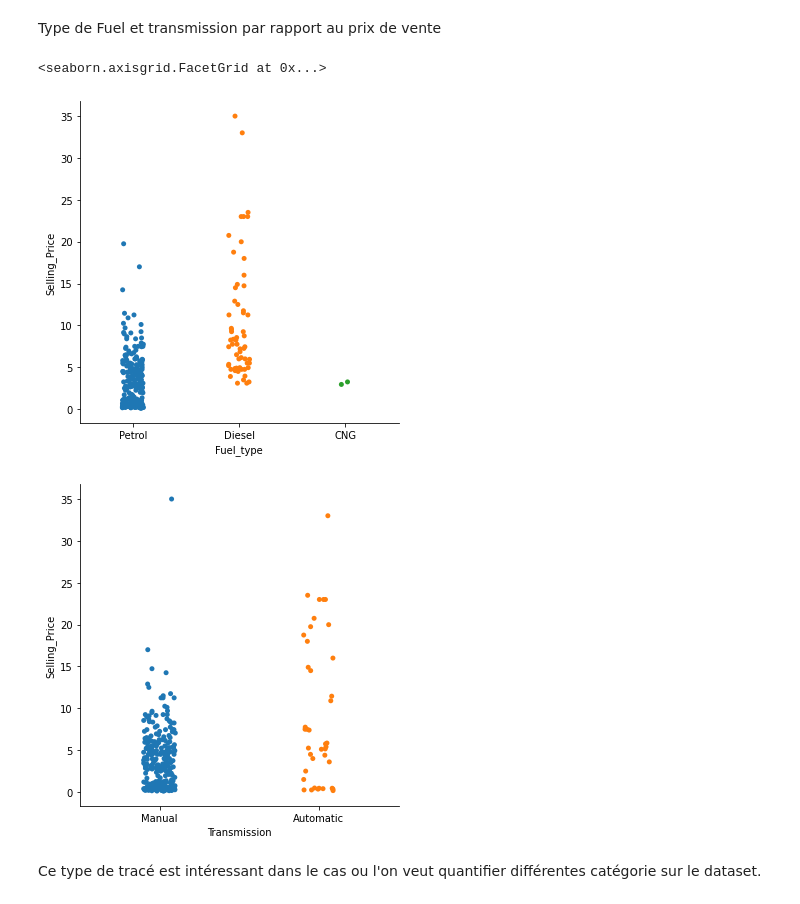
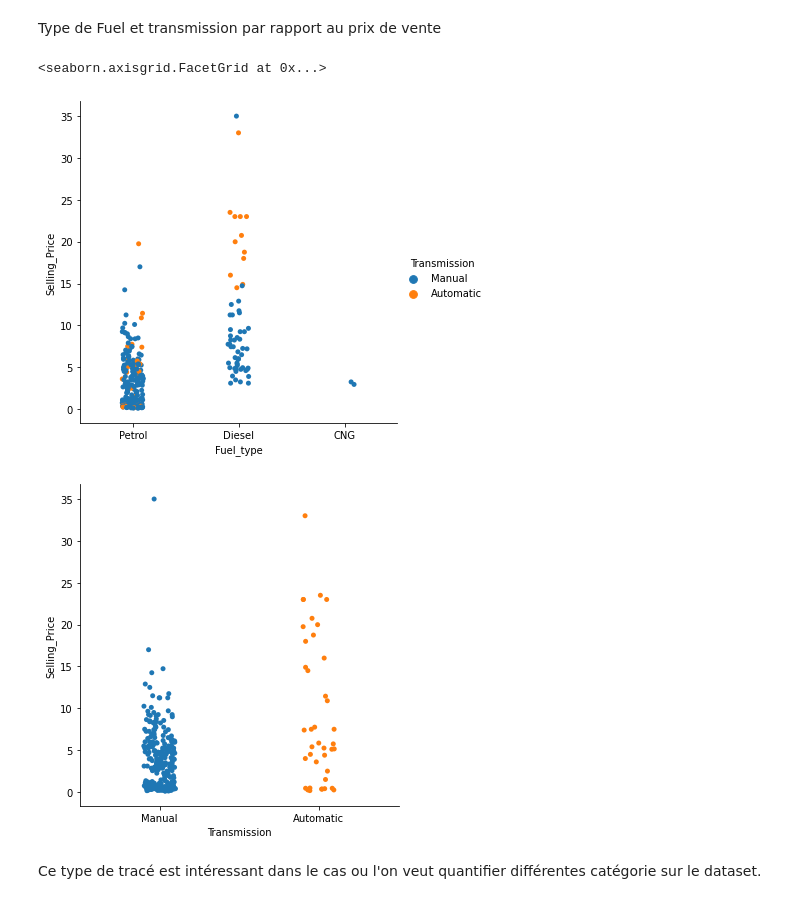
Before and after one commit to Ludo-R/CarPurchase-Project, a Jupyter notebook: carpurchase.ipynb, the cells around one changed output. Drawn from its saved outputs; the diff is of its cells as text; code cells hidden in the pictures.

```diff
--- a/carpurchase.ipynb
+++ b/carpurchase.ipynb
@@ -122,12 +110,12 @@ sns.catplot(x="Fuel_type", kind="count", data=df);
 # %% [markdown]
 Type de Fuel et transmission par rapport au prix de vente
 # %%
-sns.catplot(x = 'Fuel_type', y = 'Selling_Price', data = df, kind = 'strip')
+sns.catplot(x = 'Fuel_type', y = 'Selling_Price', data = df, kind = 'strip', hue='Transmission')
 sns.catplot(x = 'Transmission', y = 'Selling_Price', data = df, kind= 'strip')
 # %% [output]
 <seaborn.axisgrid.FacetGrid at 0x...>
-[figure, old version]
+[figure, new version]
-[figure, old version]
+[figure, new version]
 # %% [markdown]
 Ce type de tracé est intéressant dans le cas ou l'on veut quantifier différentes catégorie sur le dataset.
 # %% [markdown]
```
Also changed, not shown: parts of 9 cells of this notebook, 1 other file.
